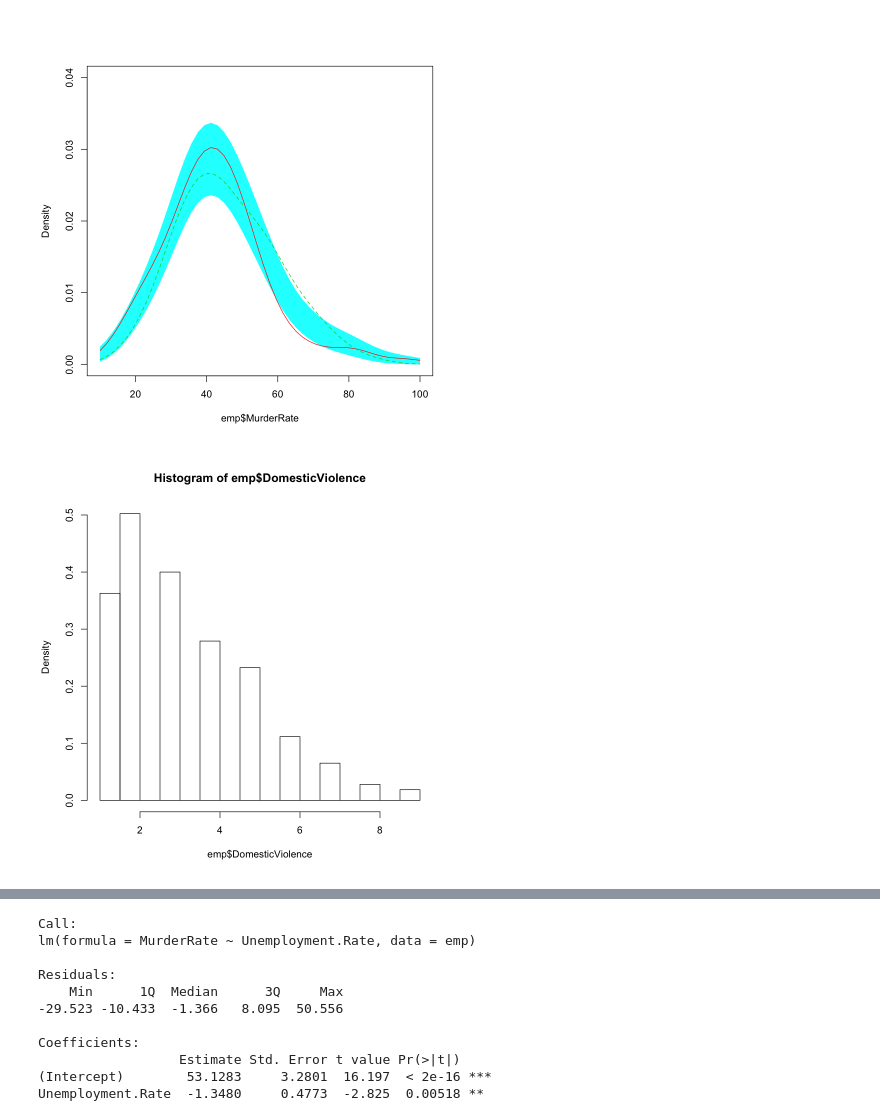
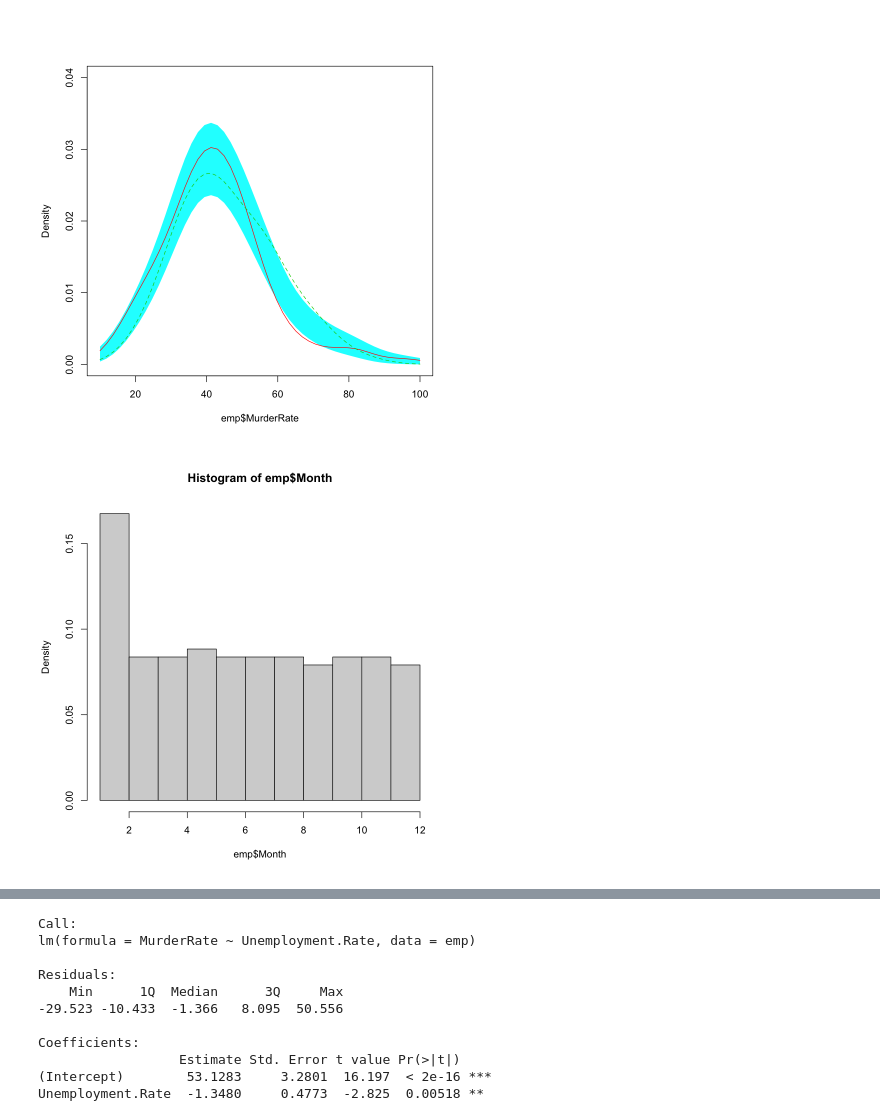
Before and after one commit to aporter1350/nonparametrics, a Jupyter notebook: code/Project.ipynb, the cells around one changed output, grey strips where cells are left out. Saved outputs shown, nothing was run; the diff lists cells and outputs as text; code cells hidden in the pictures.

Commit message:
still working on the project

```diff
--- a/code/Project.ipynb
+++ b/code/Project.ipynb
@@ -4,6 +4,7 @@ data_loc<-'/Users/Alexis/Documents/Spring2020/nonparametrics/data/gdp_project.cs
 gdp<-read.csv(data_loc)
 # %%
-data_loc<-'/Users/Alexis/Documents/Spring2020/nonparametrics/data/emp_project.csv'
-#data_loc<-'/Users/aporter1350/Documents/Courses/Spring2020/nonparametrics/data/emp_project.csv'
+#data_loc<-'/Users/Alexis/Documents/Spring2020/nonparametrics/data/emp_project.csv'
+data_loc<-'/Users/aporter1350/Documents/Courses/Spring2020/nonparametrics/data/emp_project.csv'
 emp<-read.csv(data_loc)
+emp=emp[complete.cases(emp),]
 # %%
@@ -47,7 +69,7 @@ Package 'sm', version 2.2-5.6: type help(sm) for summary information
 Test of equal densities:  p-value =  0.113
 [figure]
 # %%
-hist(emp$DomesticViolence, breaks='FD', freq=F)
+hist(emp$Month, freq=F)
 # %% [output]
-[figure, old version]
+[figure, new version]
 # %%
```
Also changed, not shown: parts of 20 cells of this notebook, 5 other files.
